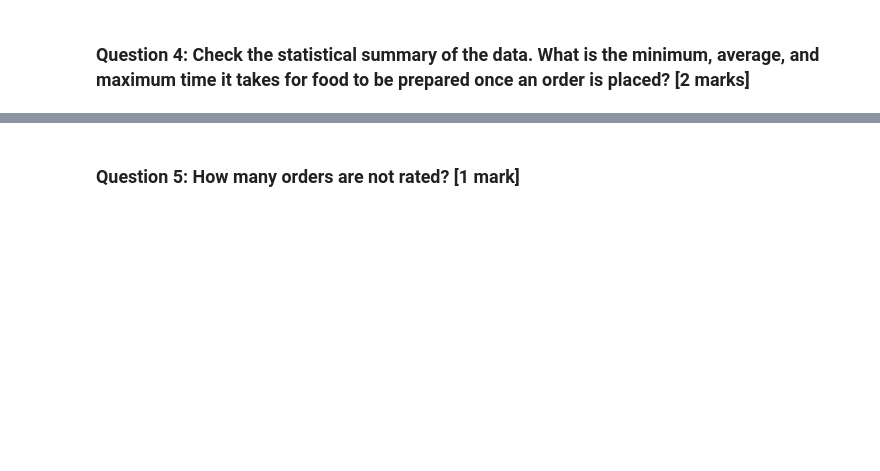
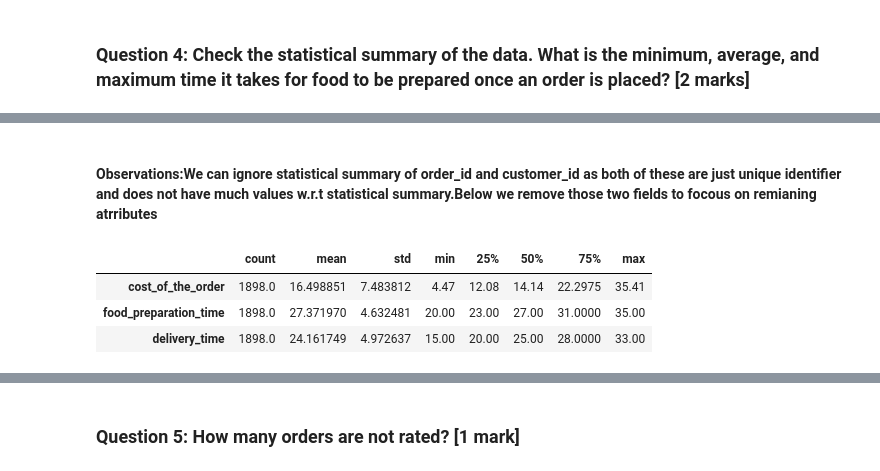
Before and after one commit to Rajesh2015/FoodHub-Data-Analysis, a Jupyter notebook: FoodHub-EDA.ipynb, the cells around one changed output, grey strips where cells are left out. Drawn from its saved outputs; the diff is of its cells as text; code cells hidden in the pictures; blank space fills up the shorter version.

```diff
--- a/FoodHub-EDA.ipynb
+++ b/FoodHub-EDA.ipynb
@@ -127,0 +161,9 @@ array(['Not given', '5', '3', '4'], dtype=object)
+# %% [markdown]
+#### Observations:We can ignore statistical summary of order_id and customer_id as both of these are just unique identifier and does not have much values w.r.t statistical summary.Below we remove those two fields to focous on remianing atrributes
+# %%
+food_df[['cost_of_the_order','food_preparation_time','delivery_time']].describe().T
+# %% [output]
+|  | count | mean | std | min | 25% | 50% | 75% | max |
+| cost_of_the_order | 1898.0 | 16.498851 | 7.483812 | 4.47 | 12.08 | 14.14 | 22.2975 | 35.41 |
+| food_preparation_time | 1898.0 | 27.371970 | 4.632481 | 20.00 | 23.00 | 27.00 | 31.0000 | 35.00 |
+| delivery_time | 1898.0 | 24.161749 | 4.972637 | 15.00 | 20.00 | 25.00 | 28.0000 | 33.00 |
```
Also changed, not shown: parts of 21 cells of this notebook.
